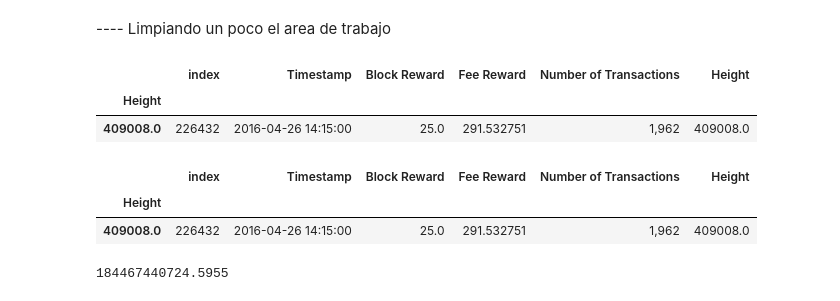
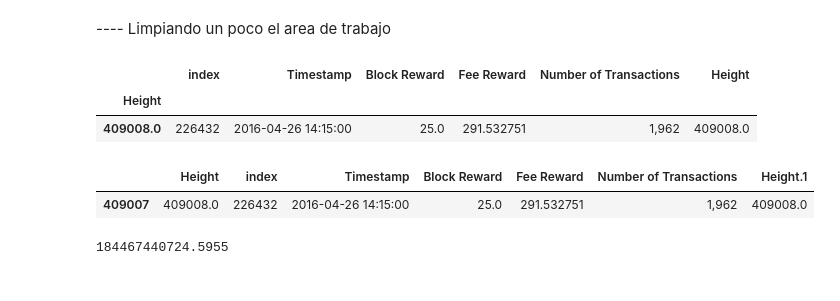
Before and after one commit to JuanVentrone/Miner_Stat, a Jupyter notebook: Python/Stats_Python/Fixing_tables.ipynb, the cells around one changed output. Cells and saved outputs as stored; diff of their text form; code cells hidden in the pictures.

```diff
--- a/Python/Stats_Python/analizando_th_consumo.ipynb
+++ b/Python/Stats_Python/Fixing_tables.ipynb
@@ -442,11 +442,10 @@ new_data.loc[new_data["Fee Reward"]==max(new_data["Fee Reward"])]
 | Height |  |  |  |  |  |  |
 | 409008.0 | 226432 | 2016-04-26 14:15:00 | 25.0 | 291.532751 | 1,962 | 409008.0 |
 # %%
-new_data.loc[new_data["Fee Reward"]==max(new_data["Fee Reward"])]
+data_crudo.loc[data_crudo["Fee Reward"]==max(data_crudo["Fee Reward"])]
 # %% [output]
-|  | index | Timestamp | Block Reward | Fee Reward | Number of Transactions | Height |
-| Height |  |  |  |  |  |  |
-| 409008.0 | 226432 | 2016-04-26 14:15:00 | 25.0 | 291.532751 | 1,962 | 409008.0 |
+|  | Height | index | Timestamp | Block Reward | Fee Reward | Number of Transactions | Height.1 |
+| 409007 | 409008.0 | 226432 | 2016-04-26 14:15:00 | 25.0 | 291.532751 | 1,962 | 409008.0 |
 # %%
 new_data["Fee Reward"][501726]
 # %% [output]
```
Also changed, not shown: parts of 1 cell of this notebook, 2 other files.
